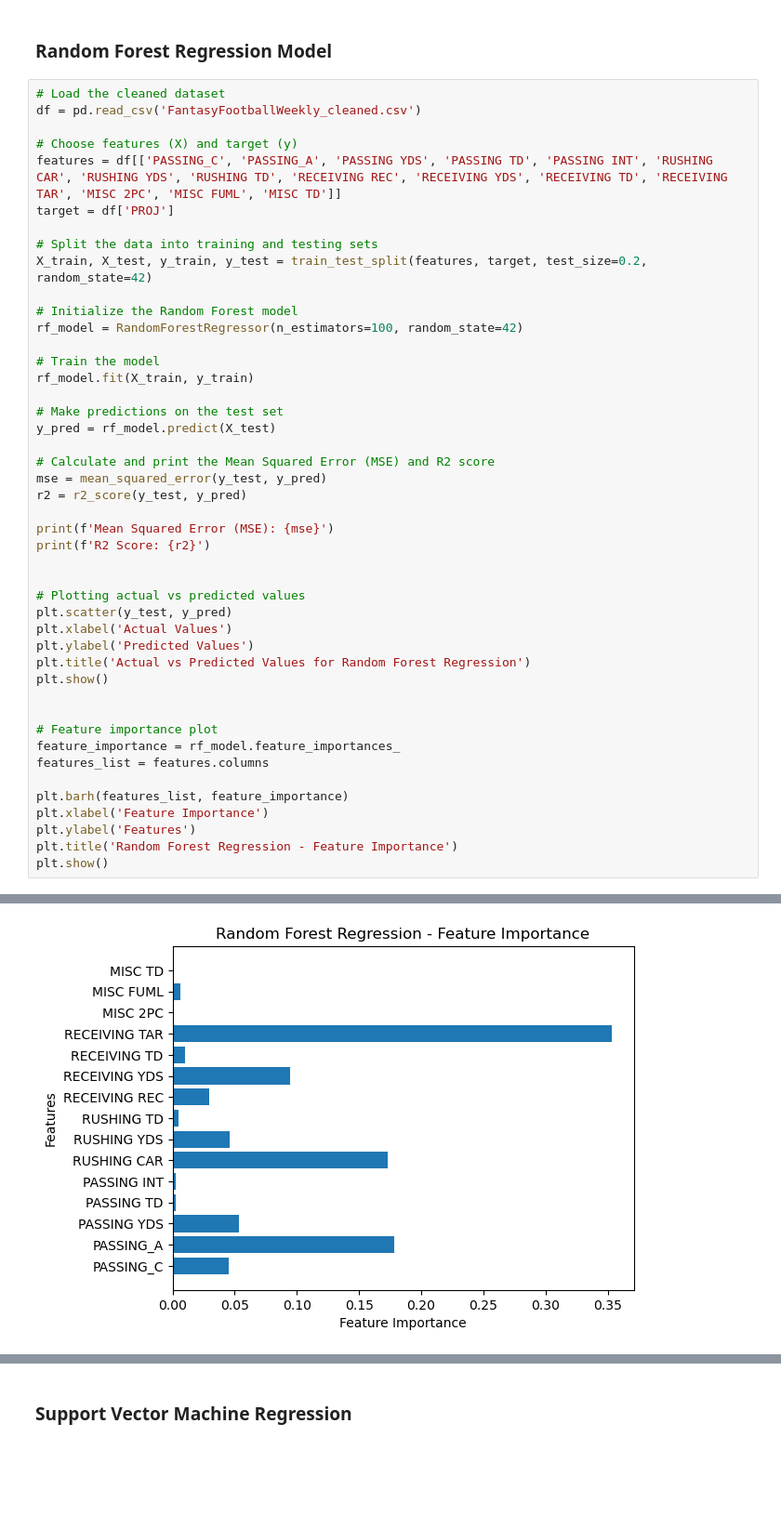
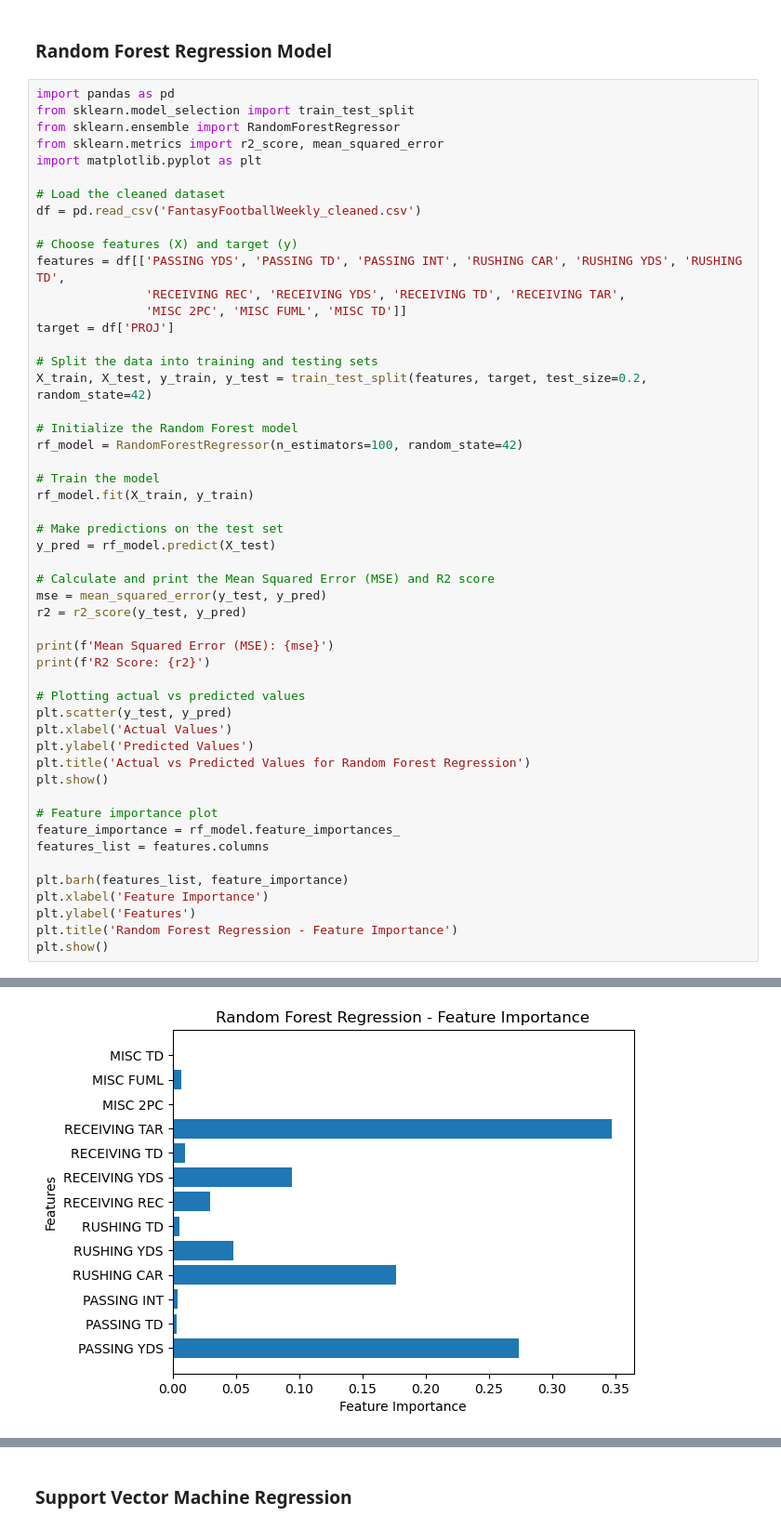
Before and after one commit to markmoujab/final-project-MEMT680, a Jupyter notebook: src/final_project/Finalproj.ipynb, the cells around one changed output, grey strips where cells are left out. Shown at 93% size. Drawn from its saved outputs; the diff is of its cells as text; blank space fills up the shorter version.

```diff
--- a/src/final_project/Finalproj.ipynb
+++ b/src/final_project/Finalproj.ipynb
@@ -532,11 +564,19 @@ Mean Squared Error (MSE): 11.24301621045874
 # %% [markdown]
 ### Random Forest Regression Model
 # %%
+import pandas as pd
+from sklearn.model_selection import train_test_split
+from sklearn.ensemble import RandomForestRegressor
+from sklearn.metrics import r2_score, mean_squared_error
+import matplotlib.pyplot as plt
+
 # Load the cleaned dataset
 df = pd.read_csv('FantasyFootballWeekly_cleaned.csv')
 
 # Choose features (X) and target (y)
-features = df[['PASSING_C', 'PASSING_A', 'PASSING YDS', 'PASSING TD', 'PASSING INT', 'RUSHING CAR', 'RUSHING YDS', 'RUSHING TD', 'RECEIVING REC', 'RECEIVING YDS', 'RECEIVING TD', 'RECEIVING TAR', 'MISC 2PC', 'MISC FUML', 'MISC TD']]
+features = df[['PASSING YDS', 'PASSING TD', 'PASSING INT', 'RUSHING CAR', 'RUSHING YDS', 'RUSHING TD',
+               'RECEIVING REC', 'RECEIVING YDS', 'RECEIVING TD', 'RECEIVING TAR',
+               'MISC 2PC', 'MISC FUML', 'MISC TD']]
 target = df['PROJ']
 
 # Split the data into training and testing sets
@@ -558,14 +598,12 @@ r2 = r2_score(y_test, y_pred)
 print(f'Mean Squared Error (MSE): {mse}')
 print(f'R2 Score: {r2}')
 
-
 # Plotting actual vs predicted values
 plt.scatter(y_test, y_pred)
 plt.xlabel('Actual Values')
 plt.ylabel('Predicted Values')
 plt.title('Actual vs Predicted Values for Random Forest Regression')
 plt.show()
-
 
 # Feature importance plot
 feature_importance = rf_model.feature_importances_
@@ -583 +621 @@ R2 Score: 0.6567714868452815
-[figure, old version]
+[figure, new version]
```
Also changed, not shown: parts of 10 cells of this notebook, 1 other file.
